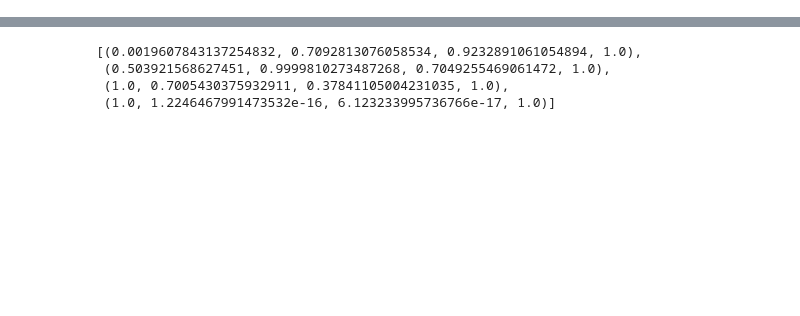
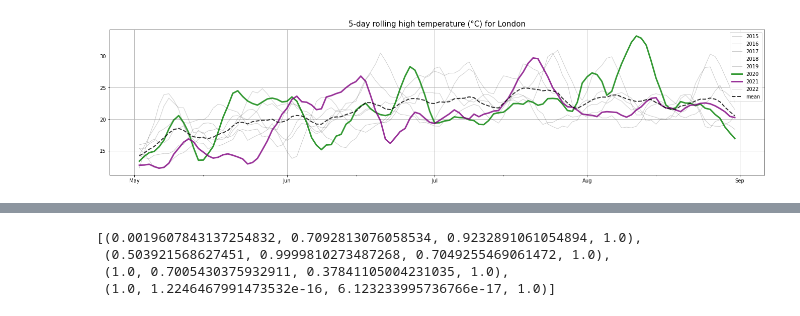
Before and after one commit to tyler-martin-12/london-weather, a Jupyter notebook: notebooks/plot_data.ipynb, the cells around one changed output, grey strips where cells are left out. Drawn from its saved outputs; the diff is of its cells as text; code cells hidden in the pictures; blank space fills up the shorter version.

```diff
--- a/notebooks/plot_data.ipynb
+++ b/notebooks/plot_data.ipynb
@@ -106,0 +99,15 @@ day=day[m].copy()
+# %%
+def get_style(year):
+    c='black'
+    alpha=.2
+    ls='-'
+    lw=1
+    if year==2020:
+        c='green'
+        alpha=.8
+        lw=3
+    if year==2021:
+        c='purple'
+        alpha=.8
+        lw=3
+    return c,alpha,ls,lw
@@ -107,3 +130,31 @@ day=day[m].copy()
+# %%
+mean=day.groupby('month').temp_roll.mean().to_frame().reset_index()
+# %%
+freq='month_no_year'
+
+plt.figure(facecolor='white')
+
+for year in range(2015,2023):
+    c,alpha,ls,lw=get_style(year)
+    to_plot=day[day.year==year]
+    _ = plt.plot(to_plot.month,to_plot.temp_roll,c=c,alpha=alpha,ls=ls,label=year,lw=lw)
+
+_ = plt.plot(mean.month,mean.temp_roll,c='black',alpha=.8,ls='--',label='mean',lw=2)
+
+fig, ax = plt.gcf(), plt.gca()
+ax=apply_mdates(ax,freq)
+
+_ = ax.legend(loc=1)
+_ = ax.grid()
+
+title_text = f'5-day rolling high temperature (°C) for London'
+_ = ax.set_title(title_text, size=15)
+_=plt.tight_layout()
+fig.set_size_inches(20,5)
+path=f'{TOP_DIR}/plots/london.png'
+plt.savefig(path,dpi=300)
+# %% [output]
+[figure, added]
 # %%
 freq='month_no_year'
 #colors=['goldenrod','red','darkred','black']
```
Also changed, not shown: parts of 13 cells of this notebook, 1 other file.
